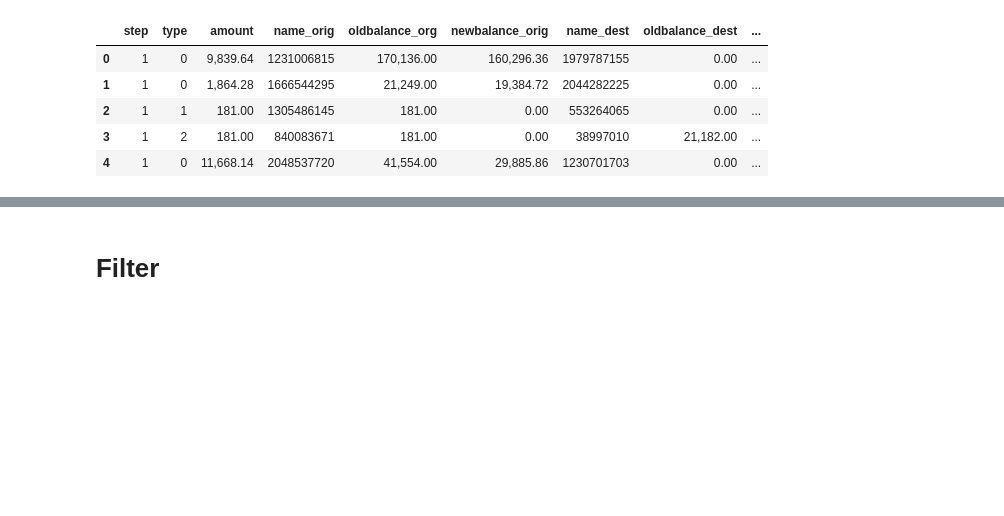
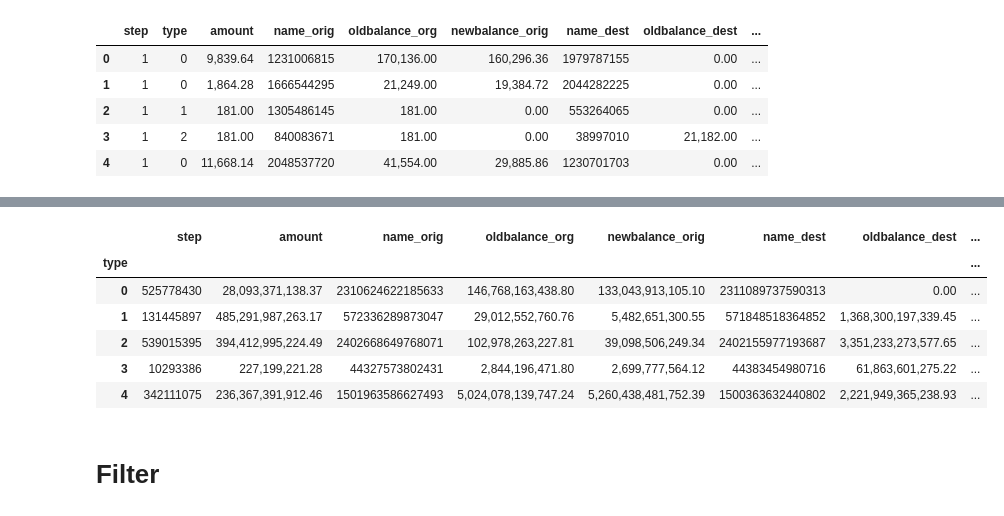
Before and after one commit to ylmoura/fraud_detection, a Jupyter notebook: notebooks/2.0_eda.ipynb, the cells around one changed output, grey strips where cells are left out. Cells and saved outputs as stored; diff of their text form; code cells hidden in the pictures; blank space fills up the shorter version.

```diff
--- a/notebooks/2.0_eda.ipynb
+++ b/notebooks/2.0_eda.ipynb
@@ -140,3 +192,14 @@ data[data['amount'] < 0.10]
+# %%
+df2 =data.groupby(['type']).sum()
+df2
+# %% [output]
+|  | step | amount | name_orig | oldbalance_org | newbalance_orig | name_dest | oldbalance_dest | ... |
+| type |  |  |  |  |  |  |  | ... |
+| 0 | 525778430 | 28,093,371,138.37 | 2310624622185633 | 146,768,163,438.80 | 133,043,913,105.10 | 2311089737590313 | 0.00 | ... |
+| 1 | 131445897 | 485,291,987,263.17 | 572336289873047 | 29,012,552,760.76 | 5,482,651,300.55 | 571848518364852 | 1,368,300,197,339.45 | ... |
+| 2 | 539015395 | 394,412,995,224.49 | 2402668649768071 | 102,978,263,227.81 | 39,098,506,249.34 | 2402155977193687 | 3,351,233,273,577.65 | ... |
+| 3 | 10293386 | 227,199,221.28 | 44327573802431 | 2,844,196,471.80 | 2,699,777,564.12 | 44383454980716 | 61,863,601,275.22 | ... |
+| 4 | 342111075 | 236,367,391,912.46 | 1501963586627493 | 5,024,078,139,747.24 | 5,260,438,481,752.39 | 1500363632440802 | 2,221,949,365,238.93 | ... |
 # %% [markdown]
 # Filter
 # %%
```
Also changed, not shown: parts of 20 cells of this notebook, 3 other files.
